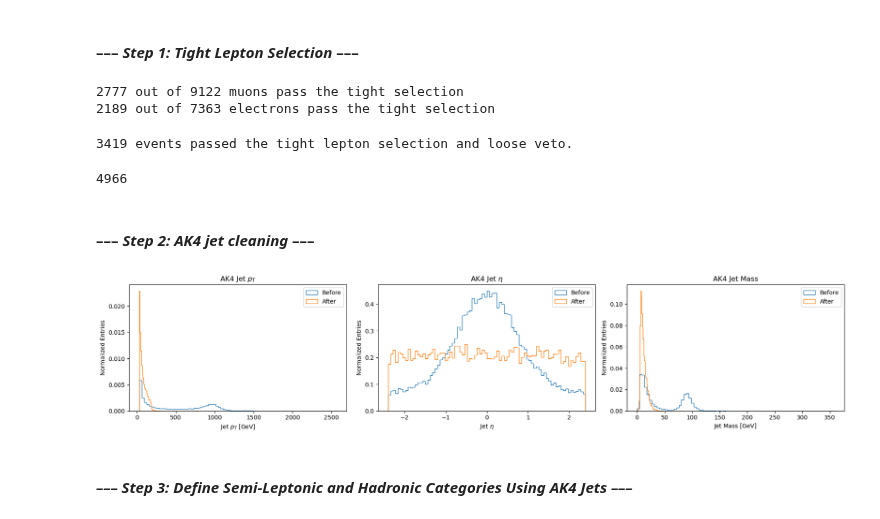
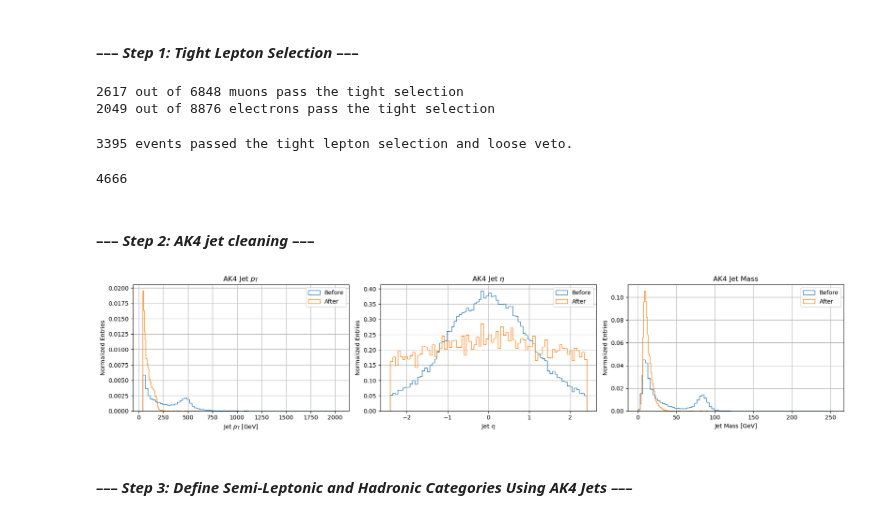
Before and after one commit to aimenobaid/polarization, a Jupyter notebook: AK4jet_analysis.ipynb, the cells around one changed output. Drawn from its saved outputs; the diff is of its cells as text; code cells hidden in the pictures.

```diff
--- a/AK4jet_analysis.ipynb
+++ b/AK4jet_analysis.ipynb
@@ -24,6 +17,6 @@ Issue: coffea.nanoevents.methods.vector will be removed and replaced with scikit
 # %%
 fileset = {
-    'BulkGravToWW': {
+    'BulkGravToWW_1000': {
         'files': {
             'root://cmsxrootd.fnal.gov//store/mc/RunIISummer16NanoAODv7/BulkGravToWW_narrow_M-1000_13TeV-madgraph/NANOAODSIM/PUMoriond17_Nano02Apr2020_102X_mcRun2_asymptotic_v8-v1/100000/D4404DCB-FBF8-C640-87B0-2DA1D5139083.root': "Events",
         },
@@ -31,7 +24,7 @@ fileset = {
             'is_mc': 'Events',
         },
     },
-    'BulkGravToWW': {
+    'BulkGravToWW_2000': {
         'files': {
             'root://cmsxrootd.fnal.gov//store/mc/RunIISummer16NanoAODv7/BulkGravToWW_narrow_M-2000_13TeV-madgraph/NANOAODSIM/PUMoriond17_Nano02Apr2020_102X_mcRun2_asymptotic_v8-v1/110000/0392B16C-94D0-CA41-A63B-BA1D6D30DE46.root': "Events",
         },
@@ -42,7 +35,7 @@ fileset = {
 }
 # %%
 # This step takes some time because it is loading the events
-test_dataset = 'BulkGravToWW'
+test_dataset = 'BulkGravToWW_1000'
 events = NanoEventsFactory.from_root(
     fileset[test_dataset]['files'],
     entry_stop = 10000,
@@ -120,21 +113,12 @@ print(len(ak.flatten(tight_electron)), 'out of' ,len(ak.flatten(electrons)), 'el
 # plt.tight_layout()
 # plt.show()
 # %% [output]
-2777 out of 9122 muons pass the tight selection
-2189 out of 7363 electrons pass the tight selection
+2617 out of 6848 muons pass the tight selection
+2049 out of 8876 electrons pass the tight selection
 # %%
-# Thresholds
-electron_pt_threshold = 40
-muon_pt_threshold = 40
-pt_miss_threshold = 40
-
-# Tight leptons (using previous selections)
-muons_tight = tight_muon[tight_muon.pt > muon_pt_threshold]
-electrons_tight = tight_electron[tight_electron.pt > electron_pt_threshold]
-
 # Count of tight leptons
-tight_muon_count = ak.num(muons_tight)
-tight_electron_count = ak.num(electrons_tight)
+tight_muon_count = ak.num(tight_muon)
+tight_electron_count = ak.num(tight_electron)
 
 # --- Loose leptons for vetoing ---
 loose_muons = muons[muons.looseId]
@@ -154,7 +138,7 @@ events_selected = events[single_lepton_mask]
 
 print(f"{len(events_selected)} events passed the tight lepton selection and loose veto.")
 # %% [output]
-3419 events passed the tight lepton selection and loose veto.
+3395 events passed the tight lepton selection and loose veto.
 # %%
 # -- Merge leptons into a single collection --
 tight_leptons = ak.with_name(
@@ -163,12 +147,12 @@ tight_leptons = ak.with_name(
 )
 print(len(ak.flatten(tight_leptons)))
 # %% [output]
-4966
+4666
 # %% [markdown]
 #### ––– *Step 2: AK4 jet cleaning* –––
 # %%
 # Select AK4 jets (baseline)
-ak4_jets = events.Jet[(events.Jet.pt > 30) & (abs(events.Jet.eta) < 2.4)]
+ak4_jets = events.Jet[(events.Jet.pt > 40) & (abs(events.Jet.eta) < 2.4)]
 
 # Select AK8 jets (for overlap removal)
 ak8_jets = events.FatJet[(events.FatJet.pt > 200) & (abs(events.FatJet.eta) < 2.4)]
@@ -185,14 +169,6 @@ pairs_ak4_lep = ak.cartesian({"jet": ak4_jets, "lep": tight_leptons}, axis=1, ne
 delta_r_lep = delta_r_fct(pairs_ak4_lep.jet, pairs_ak4_lep.lep)
 cleanmask_lep = ak.all(delta_r_lep > 0.8, axis=2)
 ak4_jets_lepclean = ak4_jets[cleanmask_lep]
-
-# --- ΔR cleaning against AK8 jets ---
-pairs_ak4_ak8 = ak.cartesian({"ak4": ak4_jets_lepclean, "ak8": ak8_jets}, axis=1, nested=True)
-delta_r_ak8 = delta_r_fct(pairs_ak4_ak8.ak4, pairs_ak4_ak8.ak8)
-cleanmask_ak8 = ak.all(delta_r_ak8 > 0.8, axis=2)
-
-# Final cleaned AK4 jets
-ak4_jets_clean = ak4_jets_lepclean[cleanmask_ak8]
 # %%
 # Before cleaning
 pt_before = ak.flatten(ak4_jets.pt)
@@ -209,34 +185,40 @@ plt.figure(figsize=(18, 4))
 # pT
 plt.subplot(1, 3, 1)
 plt.hist(pt_before, bins=80, histtype='step', label='Before', density=True)
 plt.hist(pt_after, bins=80, histtype='step', label='After', density=True)
 plt.xlabel('Jet $p_T$ [GeV]')
 plt.ylabel('Normalized Entries')
 plt.title('AK4 Jet $p_T$')
 plt.legend()
+plt.grid(True)
+
 
 # Eta
 plt.subplot(1, 3, 2)
 plt.hist(eta_before, bins=80, histtype='step', label='Before', density=True)
 plt.hist(eta_after, bins=80, histtype='step', label='After', density=True)
 plt.xlabel('Jet $\eta$')
 plt.ylabel('Normalized Entries')
 plt.title('AK4 Jet $\eta$')
 plt.legend()
+plt.grid(True)
+
 
 # Mass
 plt.subplot(1, 3, 3)
 plt.hist(mass_before, bins=80, histtype='step', label='Before', density=True)
 plt.hist(mass_after, bins=80, histtype='step', label='After', density=True)
 plt.xlabel('Jet Mass [GeV]')
 plt.ylabel('Normalized Entries')
 plt.title('AK4 Jet Mass')
 plt.legend()
+plt.grid(True)
+
 
 plt.tight_layout()
 plt.show()
 # %% [output]
-[figure, old version]
+[figure, new version]
 # %% [markdown]
 #### *––– Step 3: Define Semi-Leptonic and Hadronic Categories Using AK4 Jets –––*
 # %%
```
Also changed, not shown: parts of 12 cells of this notebook, 1 other file.
